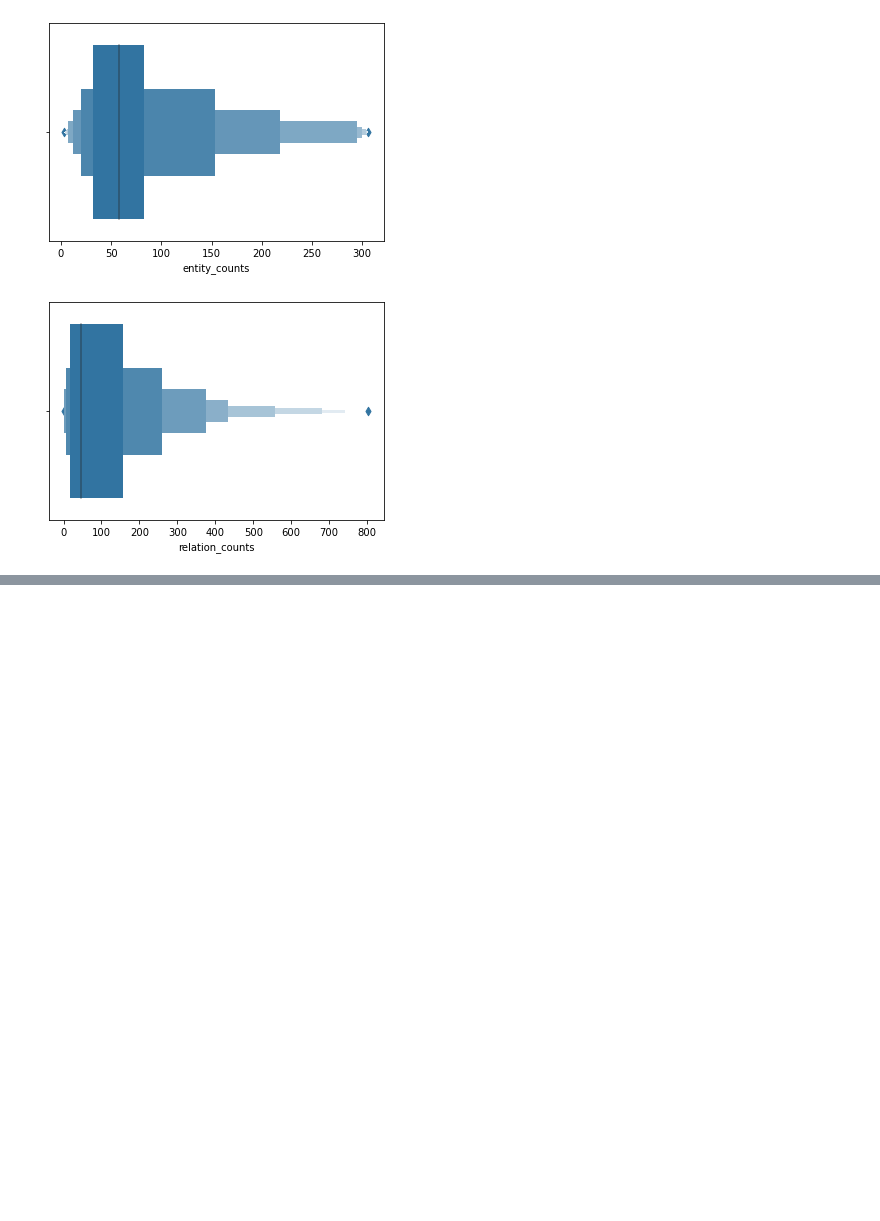
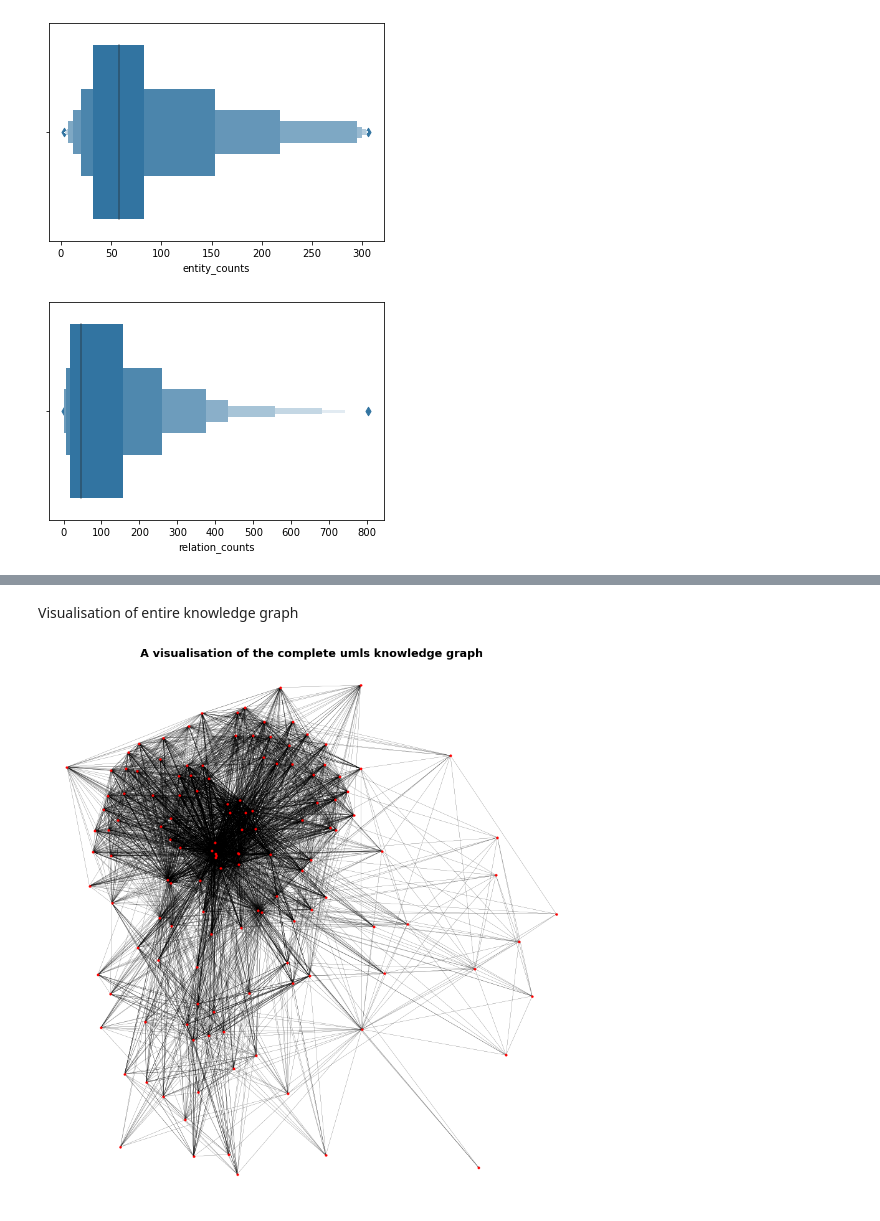
Before and after one commit to ravipatelxyz/kbc-meta, a Jupyter notebook: dataset_exploration.ipynb, the cells around one changed output, grey strips where cells are left out. Saved outputs shown, nothing was run; the diff lists cells and outputs as text; code cells hidden in the pictures; blank space fills up the shorter version.

```diff
--- a/dataset_exploration.ipynb
+++ b/dataset_exploration.ipynb
@@ -175,0 +222,14 @@ plt.show()
+# %% [markdown]
+Visualisation of entire knowledge graph
+# %%
+kg=nx.from_pandas_edgelist(df_all, "subject", "object",
+                          edge_attr=None, create_using=nx.MultiGraph(), )
+
+plt.figure(figsize=(12,12))
+
+pos = nx.spring_layout(kg)
+nx.draw(kg, with_labels=False, node_color='r', edge_color="black", width=0.2, node_size=10, edge_cmap=plt.cm.Blues, pos = pos)
+plt.title(f"A visualisation of the complete {DATASET} knowledge graph", size=18, fontweight='bold')
+plt.show()
+# %% [output]
+[figure, added]
```
Also changed, not shown: parts of 14 cells of this notebook.
